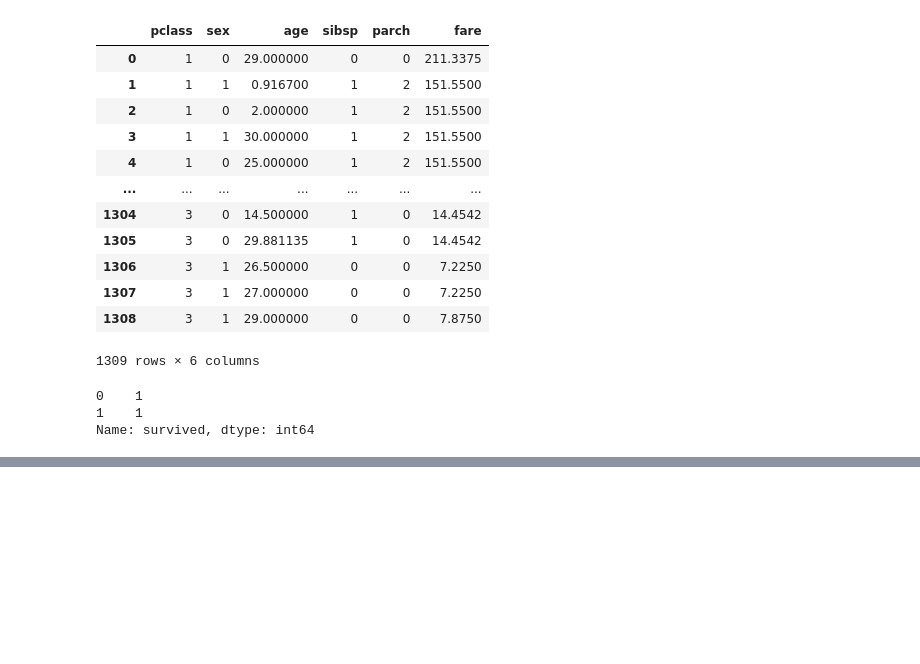
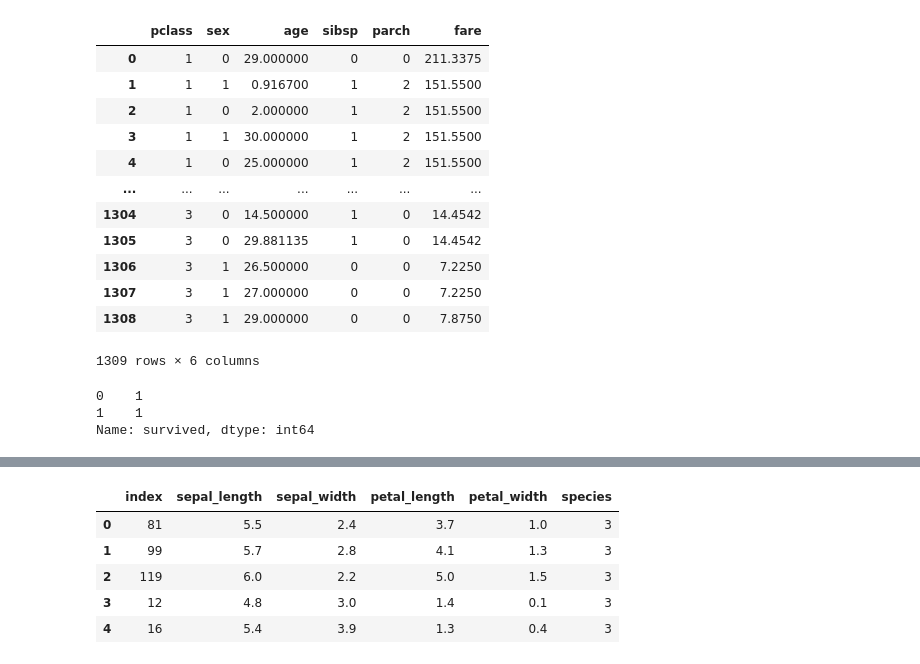
Before and after one commit to jinhuioh/Hi_ai, a Jupyter notebook: data07/titanic-post.ipynb, the cells around one changed output, grey strips where cells are left out. Saved outputs shown, nothing was run; the diff lists cells and outputs as text; code cells hidden in the pictures; blank space fills up the shorter version.

```diff
--- a/data07/titanic-post.ipynb
+++ b/data07/titanic-post.ipynb
@@ -1019,0 +1098,4 @@ array(['setosa', 'versicolor', 'virginica'], dtype=object)
+# %%
+#문제를 만들어보자.
+exam = iris.iloc[:, :5]
+exam.head()
@@ -1019,0 +1109,3 @@ array(['setosa', 'versicolor', 'virginica'], dtype=object)
+# %%
+target = iris['species']
+target[:2]
@@ -1019,0 +1121,8 @@ array(['setosa', 'versicolor', 'virginica'], dtype=object)
+# %%
+# 훈련문제, 검증문제, 훈련답, 검증답
+# X_train, X_test, y_train, y_test
+X_train, X_test, y_train, y_test = train_test_split(exam,  #문제
+                        target, #정답
+                        test_size=0.2, #검증비율 20%, 훈련비율 80%
+                        random_state=100 #seed
+                )
@@ -1019,0 +1162,11 @@ array(['setosa', 'versicolor', 'virginica'], dtype=object)
+# %%
+X_train.reset_index(inplace=True)
+# %%
+X_train.head()
+# %% [output]
+|  | index | sepal_length | sepal_width | petal_length | petal_width | species |
+| 0 | 81 | 5.5 | 2.4 | 3.7 | 1.0 | 3 |
+| 1 | 99 | 5.7 | 2.8 | 4.1 | 1.3 | 3 |
+| 2 | 119 | 6.0 | 2.2 | 5.0 | 1.5 | 3 |
+| 3 | 12 | 4.8 | 3.0 | 1.4 | 0.1 | 3 |
+| 4 | 16 | 5.4 | 3.9 | 1.3 | 0.4 | 3 |
```
Also changed, not shown: parts of 142 cells of this notebook.
